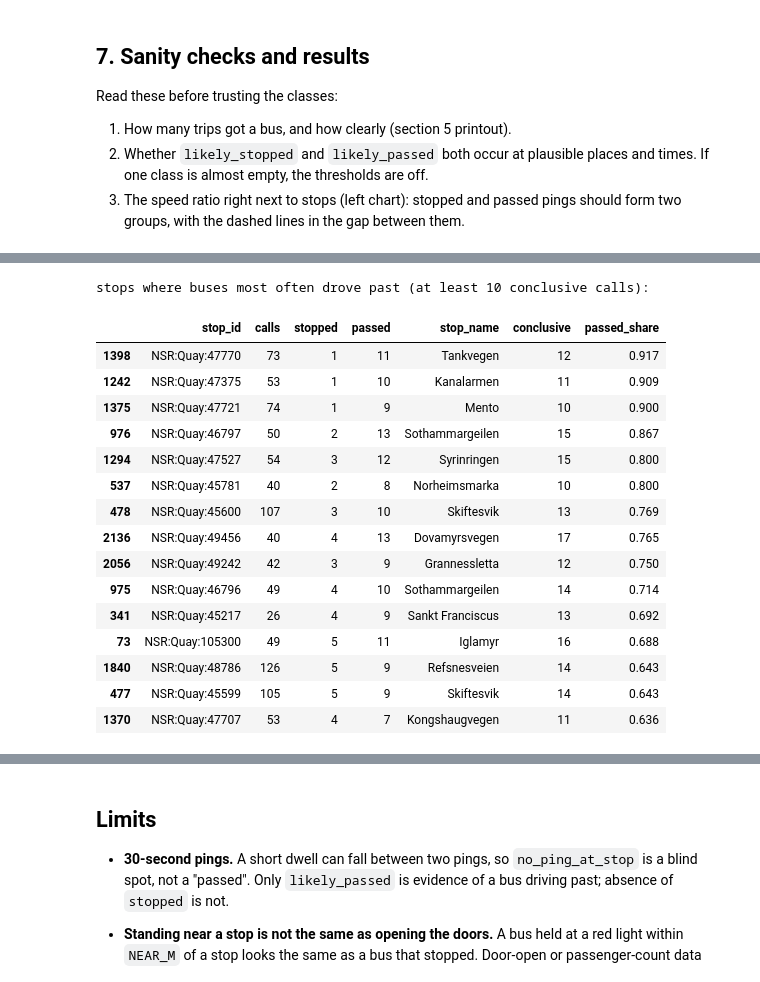
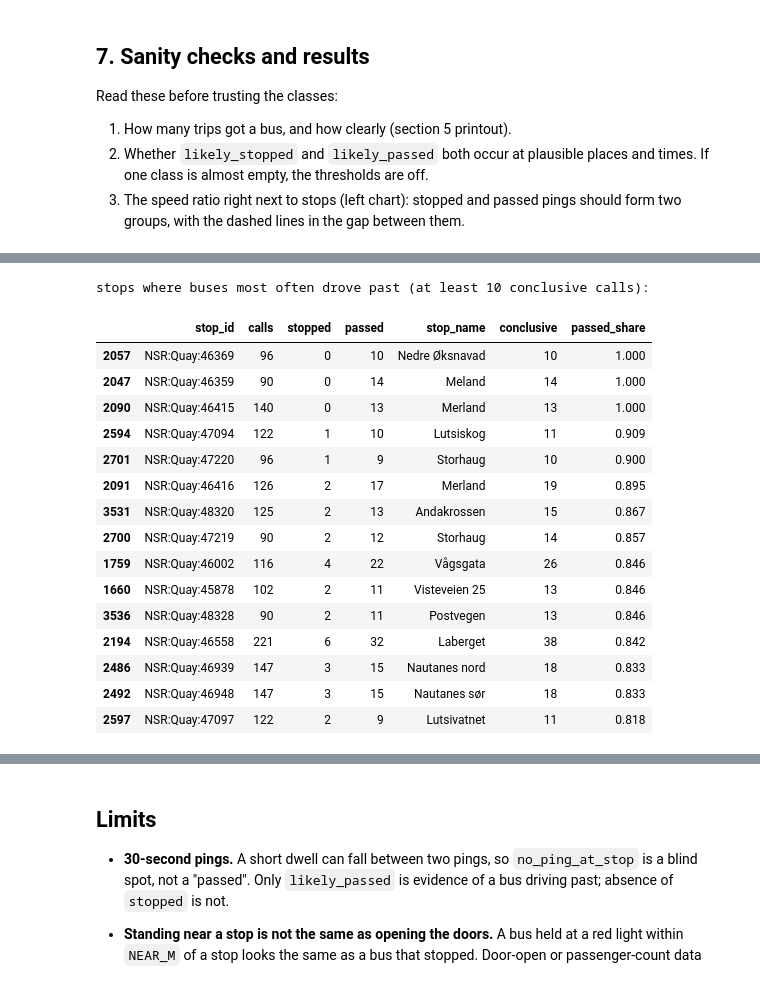
Before and after one commit to syedsakib452/Entur-Buspulse, a Jupyter notebook: analysis/notebooks/silver/research/analyzing_parquet_files_v6.ipynb, the cells around one changed output, grey strips where cells are left out. Saved outputs shown, nothing was run; the diff lists cells and outputs as text; code cells hidden in the pictures.

```diff
--- a/analysis/notebooks/silver/research/analyzing_parquet_files_v6.ipynb
+++ b/analysis/notebooks/silver/research/analyzing_parquet_files_v6.ipynb
@@ -283,5 +280,5 @@ scheduled bus calls inside the window: 87,092 on 2,633 trips
 # %%
-cols_et = ["data_frame_ref", "journey_ref", "stop_ref", "occ", "visit_status", "visit_time", "n_snapshots"]
+cols_et = ["data_frame_ref", "journey_ref", "stop_ref", "occ", "visit_status", "visit_time", "call_type", "n_snapshots"]
 cmp = expected.merge(visits[cols_et], left_on=["service_date", "trip_id", "stop_id", "occ"],
                      right_on=["data_frame_ref", "journey_ref", "stop_ref", "occ"], how="left")
 assert len(cmp) == len(expected), "join multiplied rows: check duplicate keys"
@@ -294,6 +291,9 @@ cmp = cmp.drop(columns=["data_frame_ref", "journey_ref", "stop_ref"])
 status = cmp["final_status"].value_counts().rename("calls").to_frame()
 status["share"] = (status["calls"] / status["calls"].sum()).round(3)
 display(status)
+daily_status = cmp.groupby(["service_date", "final_status"]).size().unstack(fill_value=0)
+daily_status["calls"] = daily_status.sum(axis=1)
+display(daily_status)
 # %% [output]
 |  | calls | share |
 | final_status |  |  |
@@ -313,12 +319,15 @@ Only `observed` calls go on to the GPS test: the recorded time is what lets us f
 
 A position is repeated in every snapshot until the bus reports a new one, so I keep one row per vehicle + `last_updated`. Coordinates are converted to metres on a local flat grid (accurate to about a metre at these distances). The `speed` column is empty, so speed is derived from consecutive pings of the same vehicle (metres moved ÷ seconds), both for the step into a ping and the step out of it. `speed_min` is the slower of the two: a bus standing at a stop usually has at least one slow step next to the ping. `cruise_ms` is the bus's usual speed around that moment (the 75th percentile of the neighbouring step speeds, i.e. how fast it goes when it is not standing) and `ratio_min = speed_min / cruise_ms` says how much slower than usual the bus was at that ping: about 1 when driving normally, clearly lower when it stood or crawled.
 # %%
-speed_raw = pd.to_numeric(pd.read_parquet(pq_path("vehicle_positions"), columns=["speed"])["speed"], errors="coerce")
+vp_files = pq_paths("vehicle_positions")
+if not vp_files:
+    raise FileNotFoundError("No vehicle_positions parquet files were found for the selected dates")
+vp = ds.dataset([str(path) for path in vp_files], format="parquet").to_table(columns=[
+    "snapshot_time", "vehicle_id", "last_updated", "line_ref", "latitude", "longitude", "speed"]).to_pandas()
+speed_raw = pd.to_numeric(vp["speed"], errors="coerce")
 print(f"speed values present in the raw file: {speed_raw.notna().sum():,} of {len(speed_raw):,}")
 del speed_raw
-
-vp = pd.read_parquet(pq_path("vehicle_positions"),
-                     columns=["snapshot_time", "vehicle_id", "last_updated", "line_ref", "latitude", "longitude"])
+vp = vp.drop(columns="speed")
 n_raw = len(vp)
 snap = pd.to_datetime(vp["snapshot_time"], utc=True)
 upd = pd.to_datetime(vp["last_updated"], format="ISO8601", utc=True, errors="coerce")
@@ -328,6 +337,7 @@ for c in ["latitude", "longitude"]:
 vp = vp.dropna(subset=["vehicle_id", "line_ref", "latitude", "longitude", "ts"])
 vp = vp.sort_values("snapshot_time").drop_duplicates(["vehicle_id", "ts"], keep="last")
 vp["t"] = (vp["ts"] - EPOCH).dt.total_seconds()
+vp["speed_day"] = vp["ts"].dt.floor("D")
 vp = vp.sort_values(["vehicle_id", "t"]).reset_index(drop=True)
 
 # metres on a flat local grid
@@ -343,18 +353,18 @@ def to_xy(lat, lon):
 vp["x"], vp["y"] = to_xy(vp["latitude"], vp["longitude"])
 
 # derived speed (m/s)
-gv = vp.groupby("vehicle_id", sort=False)
+gv = vp.groupby(["vehicle_id", "speed_day"], sort=False)
 dt = gv["t"].diff()
 step = np.hypot(gv["x"].diff(), gv["y"].diff())
 speed_in = (step / dt).where((dt >= MIN_DT_S) & (dt <= MAX_GAP_S))
 vp["speed_in"] = speed_in
-vp["speed_out"] = speed_in.groupby(vp["vehicle_id"]).shift(-1)
+vp["speed_out"] = speed_in.groupby([vp["vehicle_id"], vp["speed_day"]]).shift(-1)
 vp["speed_min"] = np.fmin(vp["speed_in"], vp["speed_out"])
-vp["cruise_ms"] = vp.groupby("vehicle_id", sort=False)["speed_in"].transform(
+vp["cruise_ms"] = vp.groupby(["vehicle_id", "speed_day"], sort=False)["speed_in"].transform(
     lambda s: s.rolling(CRUISE_WIN, center=True, min_periods=5).quantile(CRUISE_Q))
 vp["ratio_min"] = (vp["speed_min"] / vp["cruise_ms"]).where(vp["cruise_ms"] >= MIN_CRUISE_MS)
 
-print(f"{n_raw:,} raw rows -> {len(vp):,} distinct positions | {vp['vehicle_id'].nunique():,} vehicles | {vp['line_ref'].nunique():,} lines")
+print(f"{n_raw:,} raw rows across {len(DATA_DAYS)} days -> {len(vp):,} distinct positions | {vp['vehicle_id'].nunique():,} vehicles | {vp['line_ref'].nunique():,} lines")
 print("positions from", vp["ts"].min(), "to", vp["ts"].max())
 print(f"line_ref found in GTFS route_id: {vp['line_ref'].isin(routes['route_id']).mean():.1%}")
 print("\nseconds between positions of the same vehicle:")
@@ -596,41 +612,42 @@ max          2.24
 # %%
 # Per stop. These are counts of evidence, not probabilities: a bus that stands still is much more likely to be
 # caught by a ping near the stop than one that drives past, so "stopped" is over-represented in these counts.
 # Compare stops with each other, do not read the shares as exact.
 g = stop_gps.assign(stopped=stop_gps["gps_class"].isin(["stopped_confirmed", "likely_stopped"]),
                     passed=stop_gps["gps_class"].eq("likely_passed")).groupby("stop_id")
 per_stop = g.agg(calls=("gps_class", "size"), stopped=("stopped", "sum"), passed=("passed", "sum")).reset_index()
 per_stop = per_stop.merge(stops[["stop_id", "stop_name"]], on="stop_id", how="left")
 per_stop["conclusive"] = per_stop["stopped"] + per_stop["passed"]
 per_stop["passed_share"] = (per_stop["passed"] / per_stop["conclusive"]).round(3)
 
 print("stops where buses most often drove past (at least 10 conclusive calls):")
 display(per_stop[per_stop["conclusive"] >= 10].sort_values("passed_share", ascending=False).head(15))
 
 
-def show_trip(trip_id):
+def show_trip(service_date, trip_id):
     # call-by-call result of one trip, to check against what you know of the route
-    d = stop_gps[stop_gps["trip_id"] == trip_id].sort_values("stop_sequence")
+    d = stop_gps[(stop_gps["service_date"] == service_date) & (stop_gps["trip_id"] == trip_id)].sort_values("stop_sequence")
     return d[["stop_sequence", "stop_name", "visit_time", "vehicle_id", "min_dist_m", "n_near", "slowest_near_ms", "slowest_near_ratio", "gps_class"]]
 
 
-display(show_trip(stop_gps["trip_id"].iloc[0]))
+first_trip = stop_gps[["service_date", "trip_id"]].drop_duplicates().iloc[0]
+display(show_trip(first_trip["service_date"], first_trip["trip_id"]))
 # %% [output]
 stops where buses most often drove past (at least 10 conclusive calls):
 |  | stop_id | calls | stopped | passed | stop_name | conclusive | passed_share |
-| 1398 | NSR:Quay:47770 | 73 | 1 | 11 | Tankvegen | 12 | 0.917 |
-| 1242 | NSR:Quay:47375 | 53 | 1 | 10 | Kanalarmen | 11 | 0.909 |
-| 1375 | NSR:Quay:47721 | 74 | 1 | 9 | Mento | 10 | 0.900 |
-| 976 | NSR:Quay:46797 | 50 | 2 | 13 | Sothammargeilen | 15 | 0.867 |
-| 1294 | NSR:Quay:47527 | 54 | 3 | 12 | Syrinringen | 15 | 0.800 |
-| 537 | NSR:Quay:45781 | 40 | 2 | 8 | Norheimsmarka | 10 | 0.800 |
-| 478 | NSR:Quay:45600 | 107 | 3 | 10 | Skiftesvik | 13 | 0.769 |
-| 2136 | NSR:Quay:49456 | 40 | 4 | 13 | Dovamyrsvegen | 17 | 0.765 |
-| 2056 | NSR:Quay:49242 | 42 | 3 | 9 | Grannessletta | 12 | 0.750 |
-| 975 | NSR:Quay:46796 | 49 | 4 | 10 | Sothammargeilen | 14 | 0.714 |
-| 341 | NSR:Quay:45217 | 26 | 4 | 9 | Sankt Franciscus | 13 | 0.692 |
-| 73 | NSR:Quay:105300 | 49 | 5 | 11 | Iglamyr | 16 | 0.688 |
-| 1840 | NSR:Quay:48786 | 126 | 5 | 9 | Refsnesveien | 14 | 0.643 |
-| 477 | NSR:Quay:45599 | 105 | 5 | 9 | Skiftesvik | 14 | 0.643 |
-| 1370 | NSR:Quay:47707 | 53 | 4 | 7 | Kongshaugvegen | 11 | 0.636 |
+| 2057 | NSR:Quay:46369 | 96 | 0 | 10 | Nedre Øksnavad | 10 | 1.000 |
+| 2047 | NSR:Quay:46359 | 90 | 0 | 14 | Meland | 14 | 1.000 |
+| 2090 | NSR:Quay:46415 | 140 | 0 | 13 | Merland | 13 | 1.000 |
+| 2594 | NSR:Quay:47094 | 122 | 1 | 10 | Lutsiskog | 11 | 0.909 |
+| 2701 | NSR:Quay:47220 | 96 | 1 | 9 | Storhaug | 10 | 0.900 |
+| 2091 | NSR:Quay:46416 | 126 | 2 | 17 | Merland | 19 | 0.895 |
+| 3531 | NSR:Quay:48320 | 125 | 2 | 13 | Andakrossen | 15 | 0.867 |
+| 2700 | NSR:Quay:47219 | 90 | 2 | 12 | Storhaug | 14 | 0.857 |
+| 1759 | NSR:Quay:46002 | 116 | 4 | 22 | Vågsgata | 26 | 0.846 |
+| 1660 | NSR:Quay:45878 | 102 | 2 | 11 | Visteveien 25 | 13 | 0.846 |
+| 3536 | NSR:Quay:48328 | 90 | 2 | 11 | Postvegen | 13 | 0.846 |
+| 2194 | NSR:Quay:46558 | 221 | 6 | 32 | Laberget | 38 | 0.842 |
+| 2486 | NSR:Quay:46939 | 147 | 3 | 15 | Nautanes nord | 18 | 0.833 |
+| 2492 | NSR:Quay:46948 | 147 | 3 | 15 | Nautanes sør | 18 | 0.833 |
+| 2597 | NSR:Quay:47097 | 122 | 2 | 9 | Lutsivatnet | 11 | 0.818 |
 |  | stop_sequence | stop_name | visit_time | vehicle_id | min_dist_m | n_near | slowest_near_ms | ... |
```
Also changed, not shown: parts of 21 cells of this notebook, 9 other files.
